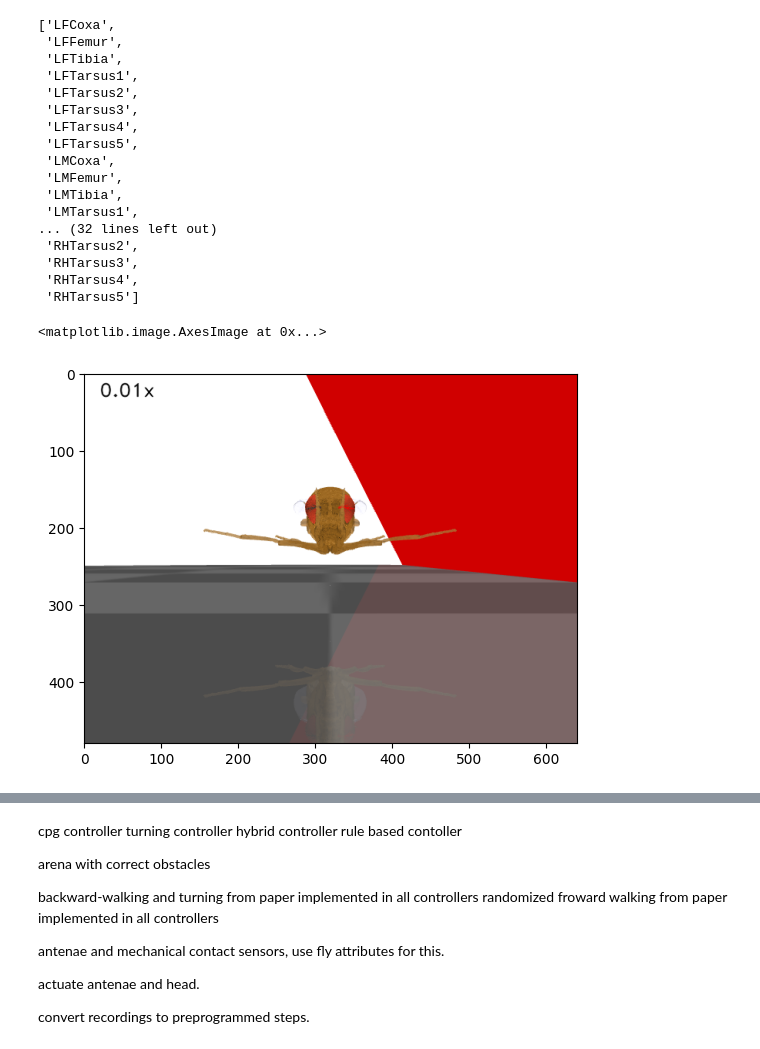
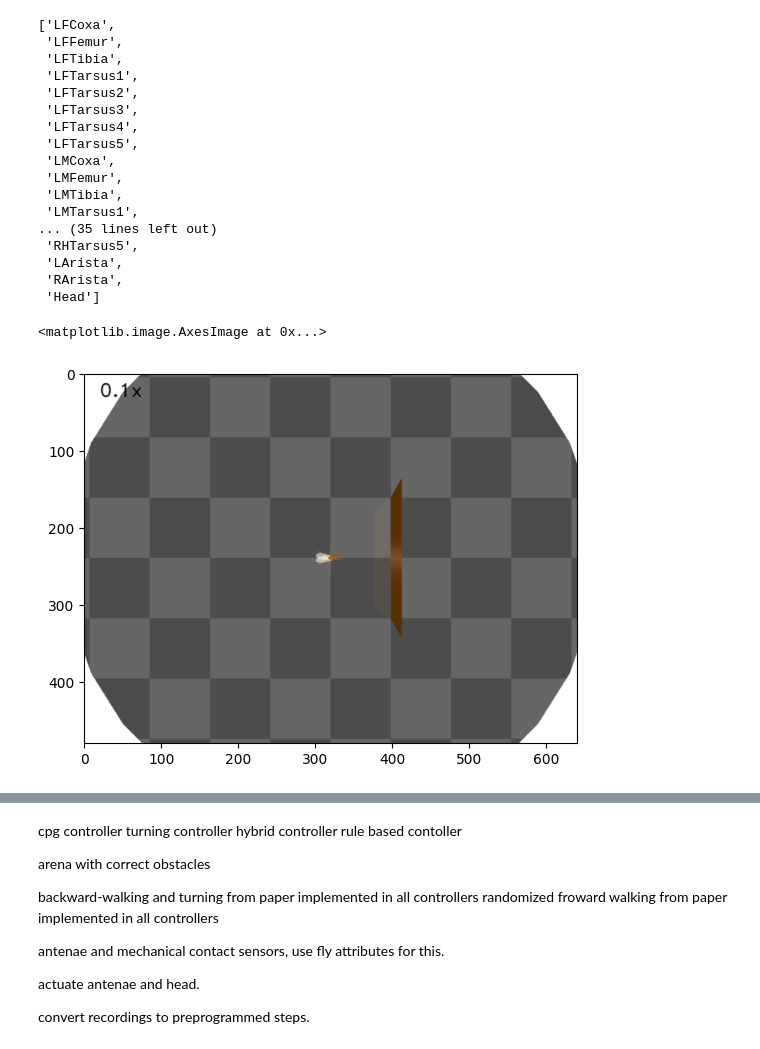
Before and after one commit to danielmaleh/CoBAR_grp7, a Jupyter notebook: main_daniel.ipynb, the cells around one changed output, grey strips where cells are left out. Drawn from its saved outputs; the diff is of its cells as text; code cells hidden in the pictures.

```diff
--- a/main_daniel.ipynb
+++ b/main_daniel.ipynb
@@ -41,6 +41,7 @@ from flygym.preprogrammed import get_collision_geometries
 # %%
 floor_contacts = get_collision_geometries("legs")
-#floor_contacts += ["Head", "LPedicel", "LFuniculus", "RPedicel", "RFuniculus", "LArista", "RArista"]
+# floor_contacts += ["Head", "LPedicel", "LFuniculus", "RPedicel", "RFuniculus", "LArista", "RArista"]
+floor_contacts += ["LArista", "RArista", "Head"]
 # %%
 floor_contacts
 # %% [output]
@@ -56,8 +57,8 @@ floor_contacts
  'LMFemur',
  'LMTibia',
  'LMTarsus1',
-... (32 lines left out)
- 'RHTarsus2',
- 'RHTarsus3',
- 'RHTarsus4',
- 'RHTarsus5']
+... (35 lines left out)
+ 'RHTarsus5',
+ 'LArista',
+ 'RArista',
+ 'Head']
@@ -64,89 +90,60 @@ floor_contacts
 # %%
-# Initialize CPG network
-intrinsic_freqs = np.ones(6) * 12
-intrinsic_amps = np.ones(6) * 1
-phase_biases = np.pi * np.array(
-    [
-        [0, 1, 0, 1, 0, 1],
-        [1, 0, 1, 0, 1, 0],
-        [0, 1, 0, 1, 0, 1],
-        [1, 0, 1, 0, 1, 0],
-        [0, 1, 0, 1, 0, 1],
-        [1, 0, 1, 0, 1, 0],
-    ]
-)
-coupling_weights = (phase_biases > 0) * 10
-convergence_coefs = np.ones(6) * 20
-
-cpg = cpg_controller.CPGNetwork(
-        timestep=timestep,
-        intrinsic_freqs=intrinsic_freqs,
-        intrinsic_amps=intrinsic_amps,
-        coupling_weights=coupling_weights,
-        phase_biases=phase_biases,
-        convergence_coefs=convergence_coefs,
-    )
-
-# most of the parameters previously passed to Parameters are now passed to Fly.
-# check the documentation for more details.
+# Initialize fly
 fly = Fly(
     spawn_pos=(0, 0, 0.5),
     actuated_joints=actuated_joints,
-    contact_sensor_placements=["LArista", "RArista"],
-    # floor_collisions=floor_contacts,
+    contact_sensor_placements=["LArista", "RArista", "Head", "RFTarsus5", "LFTarsus5"],
+    # enable_adhesion=True,
+    # draw_adhesion=True,
+    floor_collisions=floor_contacts,
 )
 
-# cameras = [
-#     Camera(fly=fly, camera_id=f"Animat/camera_{side}", window_size=(256, 256))
-#     for side in ["left", "right", "top", "front", "head_zoomin", "left_top_zoomout"]
-# ]
+# Initialize cameras
+cameras = [
+    Camera(fly=fly, camera_id=f"Animat/camera_{side}", window_size=(256, 256))
+    for side in ["left", "right", "top", "front", "head_zoomin", "left_top_zoomout"]
+]
 
 cam = Camera(
     fly=fly,
-    # camera_id="Animat/camera_head_zoomin",
-    camera_id="Animat/camera_front",
-    play_speed=0.01,
+    camera_id="Animat/camera_front_zoomout_long",
+    play_speed=0.1,
 )
 
-arena = ct.FloatingInclinedBlockArena()
-arena1 = ct.MixedTerrain()
-arena2 = ct.BlocksTerrain()
-arena3 = ba.FlatTerrain()
-arena4 = ba.ObstacleArenaGrp7()
+# Initialize simulation
+arena = ba.ObstacleArenaGrp7()
+arena2 = ba.FlatTerrain()
 
-fly._define_observation_space(arena4)
+fly._define_observation_space(arena)
 
 sim = SingleFlySimulation(
     fly=fly,
     cameras=cam,
-    arena=arena4,
-    #gravity=(0, 0, 9810),
+    arena=arena,
 )
 # obs, info = sim.reset()
 
 fly.change_segment_color(sim.physics, "LArista", (1, 0, 0, 0.5))
-
-import imageio
 
 # with imageio.get_writer(save_dir / "multiview.mp4", fps=cameras[0].fps) as writer:
 #     for i in trange(target_num_steps):
 #         joint_pos = data_block[:, i]
 #         action = {"joints": joint_pos}
 #         obs, reward, terminated, truncated, info = sim.step(action)
 #         images = sim.render()
 
 #         if all(i is not None for i in images):
 #             frame = np.concatenate(images, axis=1)
 #             writer.append_data(frame)
 images = sim.render()
 
 # note that save_video is a method of Camera instead of Simulation
 # cam.save_video(save_dir / "single_fly.mp4")
 
 plt.imshow(images[0])
 # %% [output]
 <matplotlib.image.AxesImage at 0x...>
-[figure, old version]
+[figure, new version]
 # %%
 from flygym.examples.common import PreprogrammedSteps
 
```
Also changed, not shown: parts of 25 cells of this notebook, 13 other files.
